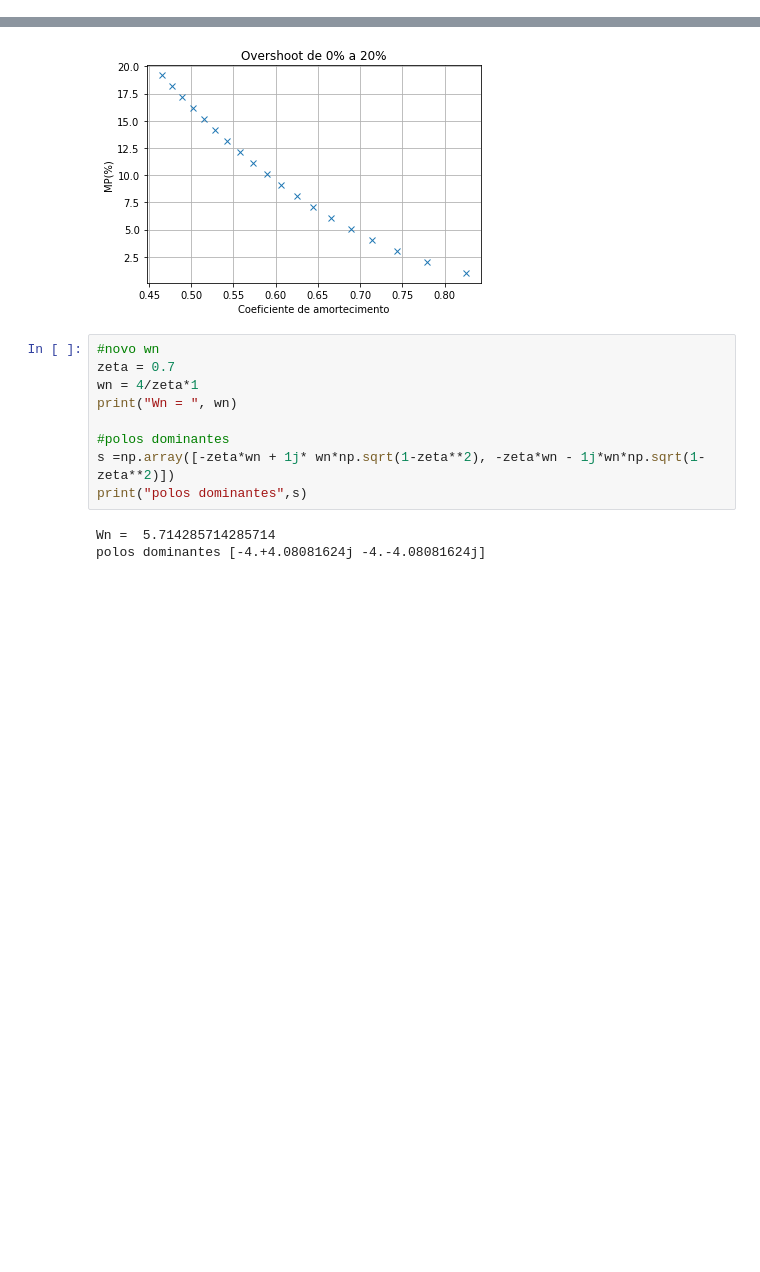
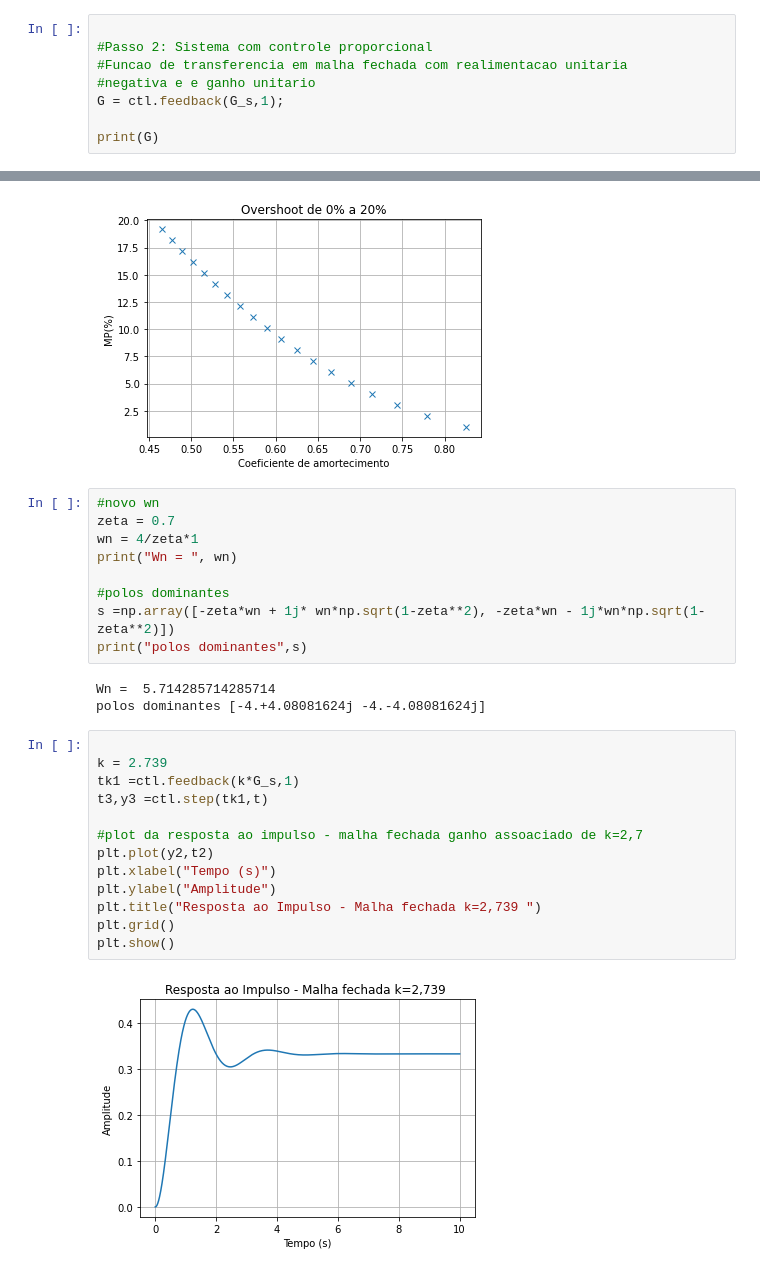
Before and after one commit to mfelippe/Python-Control-Systems, a Jupyter notebook: grupo_7.ipynb, the cells around one changed output, grey strips where cells are left out. Drawn from its saved outputs; the diff is of its cells as text; blank space fills up the shorter version.

Commit message:
correção do sistema de malha fechada usando ctl.feedback

```diff
--- a/grupo_7.ipynb
+++ b/grupo_7.ipynb
@@ -76,0 +75,8 @@ s^4 + 4 s^3 + 16.5 s^2 + 25 s + 37.5
+# %%
+
+#Passo 2: Sistema com controle proporcional
+#Funcao de transferencia em malha fechada com realimentacao unitaria
+#negativa e e ganho unitario
+G = ctl.feedback(G_s,1);
+
+print(G)
@@ -139,3 +159,18 @@ print("polos dominantes",s)
 # %% [output]
 Wn =  5.714285714285714
 polos dominantes [-4.+4.08081624j -4.-4.08081624j]
+# %%
+
+k = 2.739
+tk1 =ctl.feedback(k*G_s,1)
+t3,y3 =ctl.step(tk1,t)
+
+#plot da resposta ao impulso - malha fechada ganho assoaciado de k=2,7
+plt.plot(y2,t2)
+plt.xlabel("Tempo (s)")
+plt.ylabel("Amplitude")
+plt.title("Resposta ao Impulso - Malha fechada k=2,739 ")
+plt.grid()
+plt.show()
+# %% [output]
+[figure, added]
```
Also changed, not shown: parts of 6 cells of this notebook, 1 other file.
